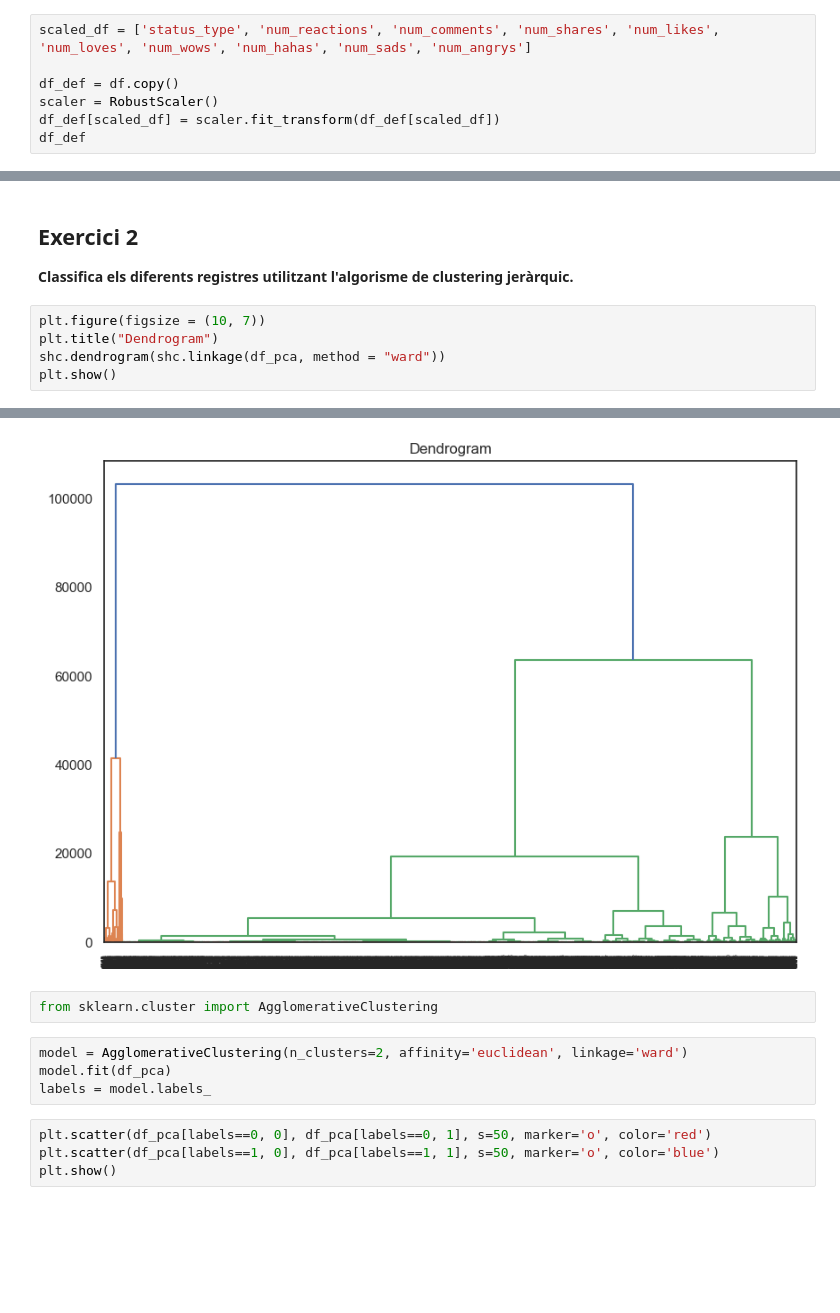
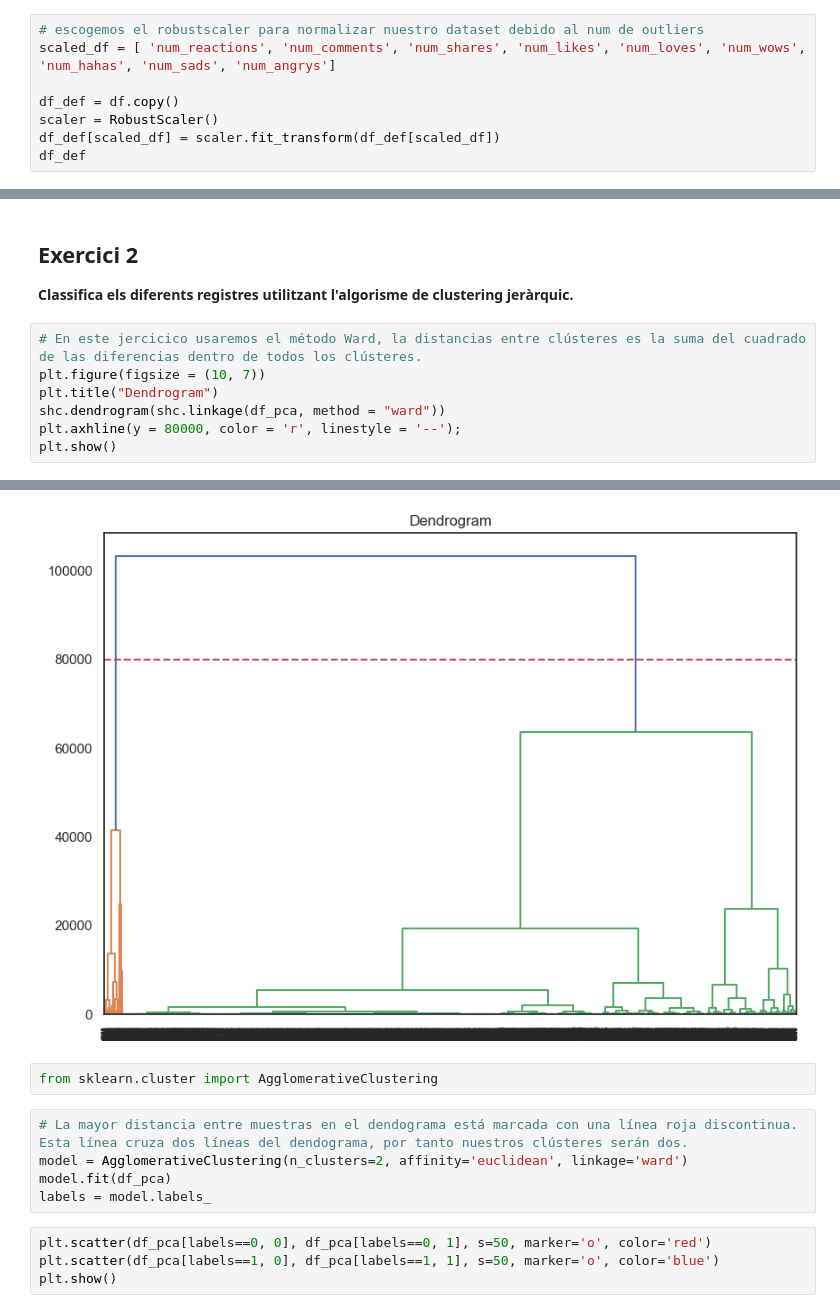
Before and after one commit to Likimeya/Algoritmos_de_aprendizaje_no_suvervisados_agrupacion, a Jupyter notebook: Tasca M8 T01.ipynb, the cells around one changed output, grey strips where cells are left out. Cells and saved outputs as stored; diff of their text form; blank space fills up the shorter version.

```diff
--- a/Tasca M8 T01.ipynb
+++ b/Tasca M8 T01.ipynb
@@ -188,7 +193,8 @@ sns.boxplot(x=fa).set_title('Boxplot de num_shares');
 # %% [output]
 [figure]
 # %%
-scaled_df = ['status_type', 'num_reactions', 'num_comments', 'num_shares', 'num_likes', 'num_loves', 'num_wows', 'num_hahas', 'num_sads', 'num_angrys']
+# escogemos el robustscaler para normalizar nuestro dataset debido al num de outliers
+scaled_df = [ 'num_reactions', 'num_comments', 'num_shares', 'num_likes', 'num_loves', 'num_wows', 'num_hahas', 'num_sads', 'num_angrys']
 
 df_def = df.copy()
 scaler = RobustScaler()
@@ -317,19 +326,22 @@ for i in df_def:
 ## Exercici 2
 **Classifica els diferents registres utilitzant l'algorisme de clustering jeràrquic.**
 # %%
+# En este jercicico usaremos el método Ward, la distancias entre clústeres es la suma del cuadrado de las diferencias dentro de todos los clústeres.
 plt.figure(figsize = (10, 7))
 plt.title("Dendrogram")
 shc.dendrogram(shc.linkage(df_pca, method = "ward"))
+plt.axhline(y = 80000, color = 'r', linestyle = '--');
 plt.show()
 # %% [output]
 [interactive output not drawn]
 [interactive output not drawn]
 [interactive output not drawn]
 [interactive output not drawn]
-[figure, old version]
+[figure, new version]
 # %%
 from sklearn.cluster import AgglomerativeClustering
 # %%
+# La mayor distancia entre muestras en el dendograma está marcada con una línea roja discontinua. Esta línea cruza dos líneas del dendograma, por tanto nuestros clústeres serán dos.
 model = AgglomerativeClustering(n_clusters=2, affinity='euclidean', linkage='ward')
 model.fit(df_pca)
 labels = model.labels_
```
Also changed, not shown: parts of 45 cells of this notebook.
